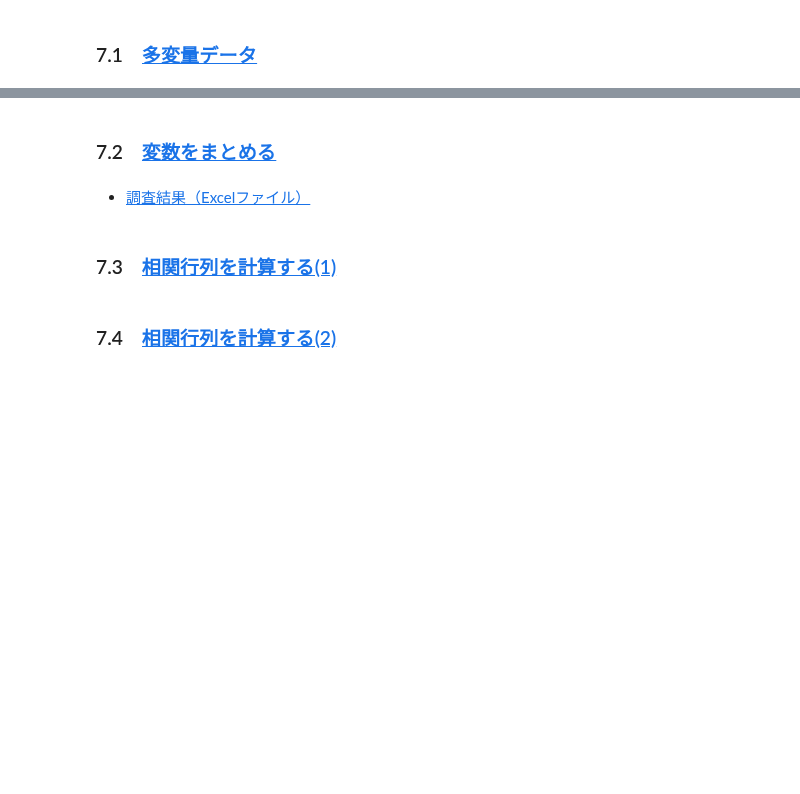
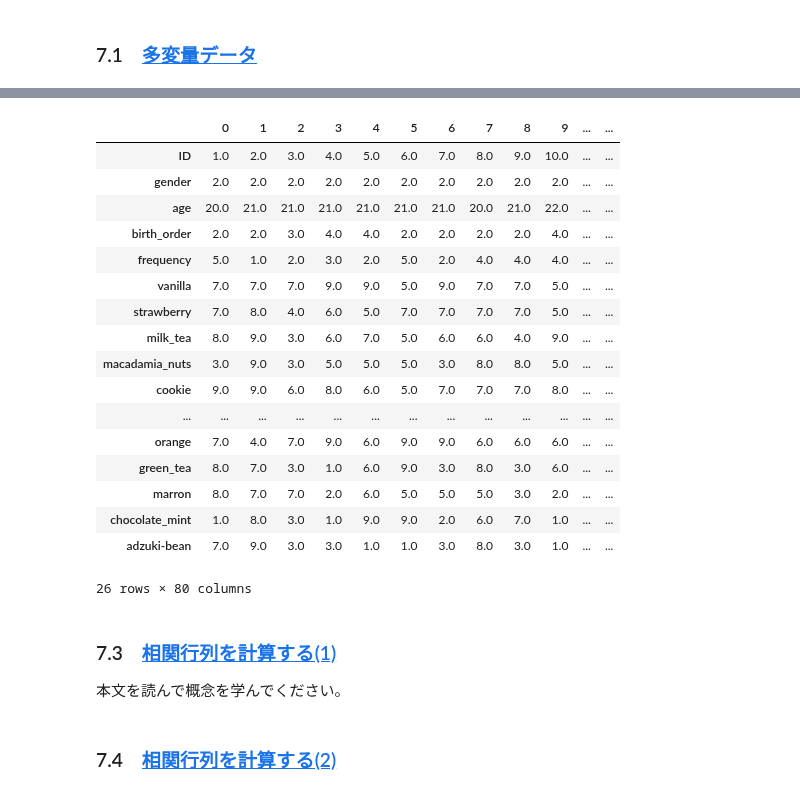
Before and after one commit to maskot1977/ipython_notebook, a Jupyter notebook: アイスクリーム統計学・第７章〜第９章.ipynb, the cells around one changed output, grey strips where cells are left out. Drawn from its saved outputs; the diff is of its cells as text; code cells hidden in the pictures; blank space fills up the shorter version.

```diff
--- a/アイスクリーム統計学・第７章〜第９章.ipynb
+++ b/アイスクリーム統計学・第７章〜第９章.ipynb
@@ -15,0 +50,15 @@
+# %%
+# バニラ、ストロベリーなどの変数間の関係を見るための「行列」 matrix に格納する。
+# Pythonにおける「長さnのリスト（n個の要素が入ったリスト）」は、数学における「n次元の列ベクトル」と同じ意味。
+# Pythonにおける「リストのリスト（長さnのリストがm個入ったもの）」は、数学における「m行n列の行列」と同じ意味。
+# 変数の名前は val_names というリストに入れる
+matrix = []
+val_names = []
+for i, line in enumerate(open("icecream_chosa.txt")):
+    if i == 0:
+        for j, val in enumerate(line.split()):
+            val_names.append(val)
+            matrix.append([])
+    else:
+        for j, val in enumerate(line.split()):
+            matrix[j].append(float(val))
@@ -15,0 +67,22 @@
+# %%
+# # できあがったMatrixの中身を確認してください。
+pd.DataFrame(matrix, index=val_names)
+# %% [output]
+|  | 0 | 1 | 2 | 3 | 4 | 5 | 6 | 7 | 8 | 9 | ... | ... |
+| ID | 1.0 | 2.0 | 3.0 | 4.0 | 5.0 | 6.0 | 7.0 | 8.0 | 9.0 | 10.0 | ... | ... |
+| gender | 2.0 | 2.0 | 2.0 | 2.0 | 2.0 | 2.0 | 2.0 | 2.0 | 2.0 | 2.0 | ... | ... |
+| age | 20.0 | 21.0 | 21.0 | 21.0 | 21.0 | 21.0 | 21.0 | 20.0 | 21.0 | 22.0 | ... | ... |
+| birth_order | 2.0 | 2.0 | 3.0 | 4.0 | 4.0 | 2.0 | 2.0 | 2.0 | 2.0 | 4.0 | ... | ... |
+| frequency | 5.0 | 1.0 | 2.0 | 3.0 | 2.0 | 5.0 | 2.0 | 4.0 | 4.0 | 4.0 | ... | ... |
+| vanilla | 7.0 | 7.0 | 7.0 | 9.0 | 9.0 | 5.0 | 9.0 | 7.0 | 7.0 | 5.0 | ... | ... |
+| strawberry | 7.0 | 8.0 | 4.0 | 6.0 | 5.0 | 7.0 | 7.0 | 7.0 | 7.0 | 5.0 | ... | ... |
+| milk_tea | 8.0 | 9.0 | 3.0 | 6.0 | 7.0 | 5.0 | 6.0 | 6.0 | 4.0 | 9.0 | ... | ... |
+| macadamia_nuts | 3.0 | 9.0 | 3.0 | 5.0 | 5.0 | 5.0 | 3.0 | 8.0 | 8.0 | 5.0 | ... | ... |
+| cookie | 9.0 | 9.0 | 6.0 | 8.0 | 6.0 | 5.0 | 7.0 | 7.0 | 7.0 | 8.0 | ... | ... |
+| ... | ... | ... | ... | ... | ... | ... | ... | ... | ... | ... | ... | ... |
+| orange | 7.0 | 4.0 | 7.0 | 9.0 | 6.0 | 9.0 | 9.0 | 6.0 | 6.0 | 6.0 | ... | ... |
+| green_tea | 8.0 | 7.0 | 3.0 | 1.0 | 6.0 | 9.0 | 3.0 | 8.0 | 3.0 | 6.0 | ... | ... |
+| marron | 8.0 | 7.0 | 7.0 | 2.0 | 6.0 | 5.0 | 5.0 | 5.0 | 3.0 | 2.0 | ... | ... |
+| chocolate_mint | 1.0 | 8.0 | 3.0 | 1.0 | 9.0 | 9.0 | 2.0 | 6.0 | 7.0 | 1.0 | ... | ... |
+| adzuki-bean | 7.0 | 9.0 | 3.0 | 3.0 | 1.0 | 1.0 | 3.0 | 8.0 | 3.0 | 1.0 | ... | ... |
+26 rows × 80 columns
@@ -16,8 +97,5 @@
 # %% [markdown]
-### 7.2　[変数をまとめる](http://kogolab.chillout.jp/elearn/icecream/chap7/sec2.html)
+### 7.3　[相関行列を計算する(1)](http://kogolab.chillout.jp/elearn/icecream/chap7/sec3.html)
+本文を読んで概念を学んでください。
-# %% [markdown]
-* [調査結果（Excelファイル）](https://github.com/maskot1977/ipython_notebook/blob/master/toydata/icecream-chosa.xls?raw=true)
-# %% [markdown]
-### 7.3　[相関行列を計算する(1)](http://kogolab.chillout.jp/elearn/icecream/chap7/sec3.html)
 # %% [markdown]
 ### 7.4　[相関行列を計算する(2)](http://kogolab.chillout.jp/elearn/icecream/chap7/sec4.html)
```
Also changed, not shown: parts of 65 cells of this notebook, 2 other files.
